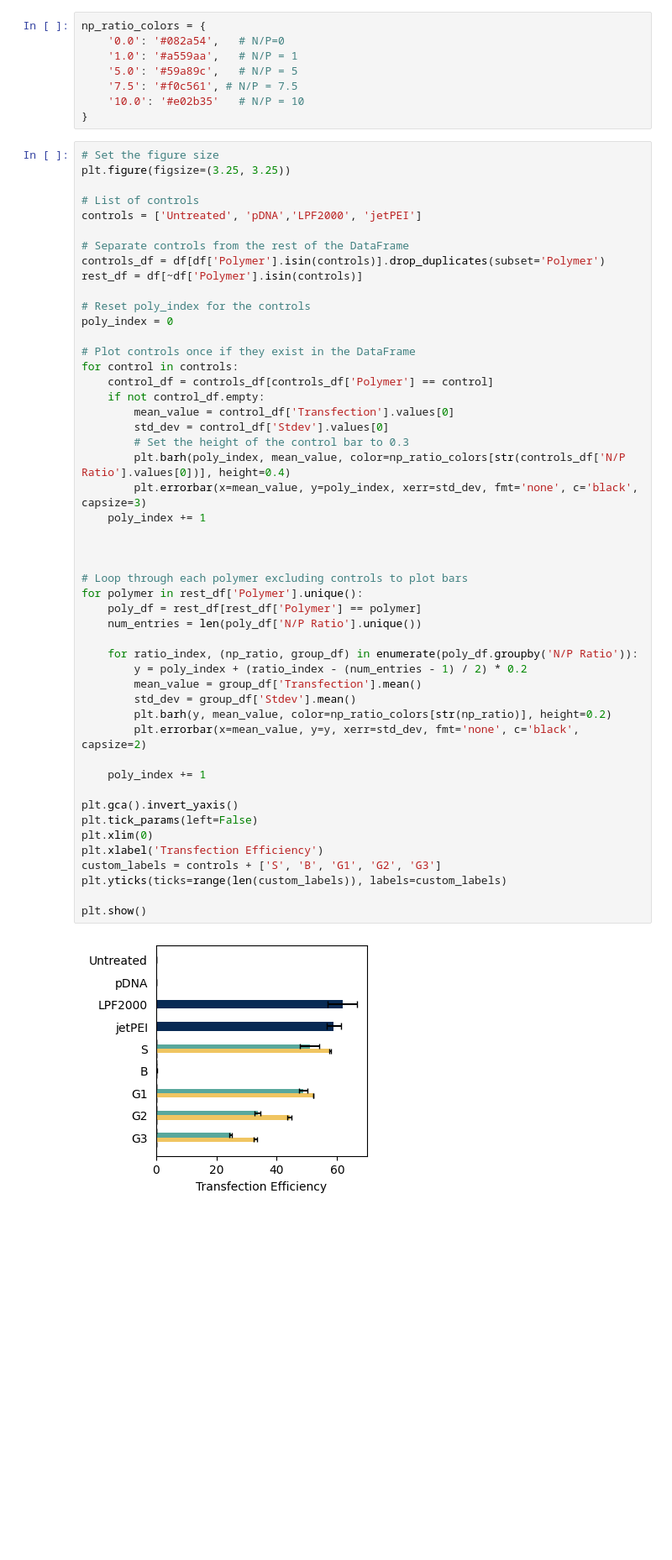
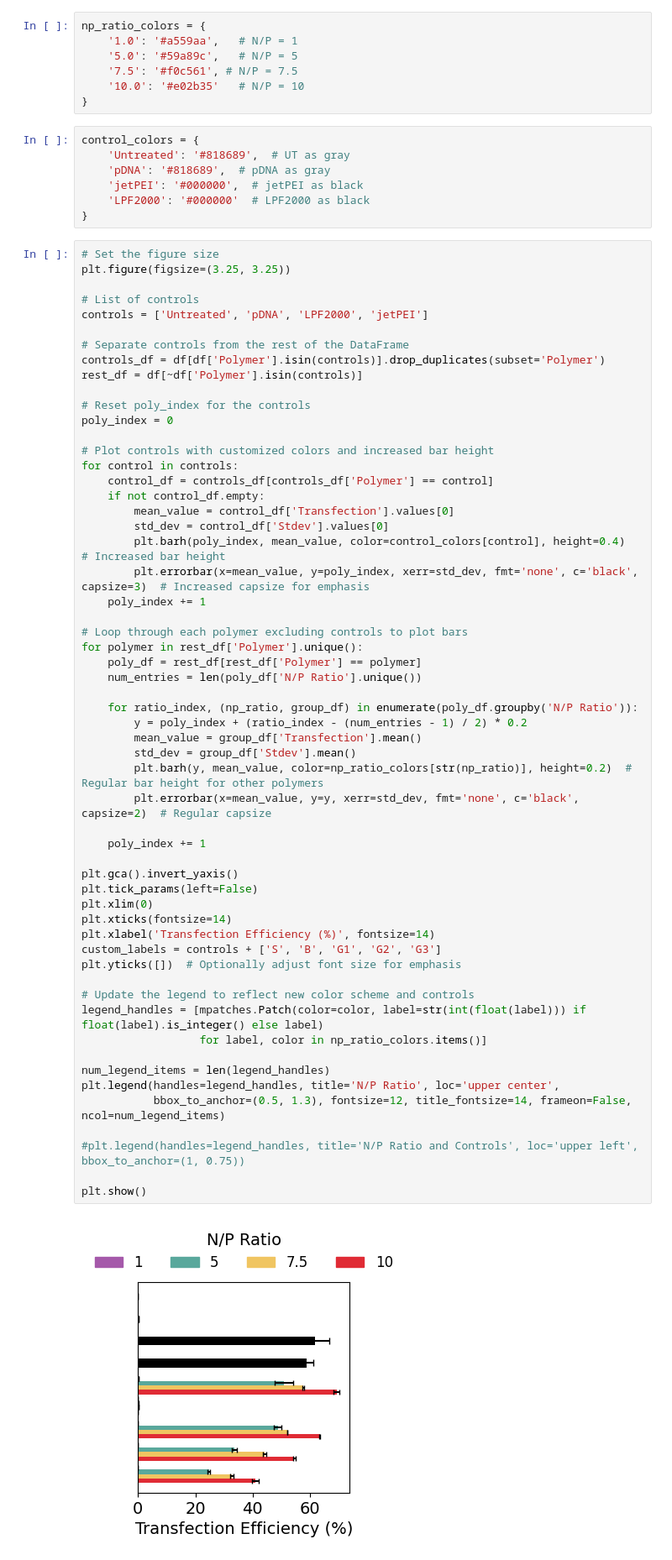
Before and after one commit to aryellewright/Kumar-Biomaterials-Lab, a Jupyter notebook: CCK8-Transfection_Plots/CCK8-Transfection_plots.ipynb, the cells around one changed output. Shown at 84% size. Cells and saved outputs as stored; diff of their text form; blank space fills up the shorter version.

Commit message:
Changing graph fontsizes

```diff
--- a/CCK8-Transfection_Plots/CCK8-Transfection_plots.ipynb
+++ b/CCK8-Transfection_Plots/CCK8-Transfection_plots.ipynb
@@ -15,18 +16,24 @@ viability = df['Viability']
 viability_stdev = df['STD_Viability']
 # %%
 np_ratio_colors = {
-    '0.0': '#082a54',   # N/P=0
     '1.0': '#a559aa',   # N/P = 1
     '5.0': '#59a89c',   # N/P = 5
     '7.5': '#f0c561', # N/P = 7.5
     '10.0': '#e02b35'   # N/P = 10
 }
+# %%
+control_colors = {
+    'Untreated': '#818689',  # UT as gray
+    'pDNA': '#818689',  # pDNA as gray
+    'jetPEI': '#000000',  # jetPEI as black
+    'LPF2000': '#000000'  # LPF2000 as black
+}
 # %%
 # Set the figure size
 plt.figure(figsize=(3.25, 3.25))
 
 # List of controls
-controls = ['Untreated', 'pDNA','LPF2000', 'jetPEI']
+controls = ['Untreated', 'pDNA', 'LPF2000', 'jetPEI']
 
 # Separate controls from the rest of the DataFrame
 controls_df = df[df['Polymer'].isin(controls)].drop_duplicates(subset='Polymer')
@@ -34,44 +41,52 @@ rest_df = df[~df['Polymer'].isin(controls)]
 
 # Reset poly_index for the controls
 poly_index = 0
 
-# Plot controls once if they exist in the DataFrame
+# Plot controls with customized colors and increased bar height
 for control in controls:
     control_df = controls_df[controls_df['Polymer'] == control]
     if not control_df.empty:
         mean_value = control_df['Transfection'].values[0]
         std_dev = control_df['Stdev'].values[0]
-        # Set the height of the control bar to 0.3
-        plt.barh(poly_index, mean_value, color=np_ratio_colors[str(controls_df['N/P Ratio'].values[0])], height=0.4)
-        plt.errorbar(x=mean_value, y=poly_index, xerr=std_dev, fmt='none', c='black', capsize=3)
+        plt.barh(poly_index, mean_value, color=control_colors[control], height=0.4)  # Increased bar height
+        plt.errorbar(x=mean_value, y=poly_index, xerr=std_dev, fmt='none', c='black', capsize=3)  # Increased capsize for emphasis
     poly_index += 1
-
-
 
 # Loop through each polymer excluding controls to plot bars
 for polymer in rest_df['Polymer'].unique():
     poly_df = rest_df[rest_df['Polymer'] == polymer]
     num_entries = len(poly_df['N/P Ratio'].unique())
 
     for ratio_index, (np_ratio, group_df) in enumerate(poly_df.groupby('N/P Ratio')):
         y = poly_index + (ratio_index - (num_entries - 1) / 2) * 0.2
         mean_value = group_df['Transfection'].mean()
         std_dev = group_df['Stdev'].mean()
-        plt.barh(y, mean_value, color=np_ratio_colors[str(np_ratio)], height=0.2)
-        plt.errorbar(x=mean_value, y=y, xerr=std_dev, fmt='none', c='black', capsize=2)
+        plt.barh(y, mean_value, color=np_ratio_colors[str(np_ratio)], height=0.2)  # Regular bar height for other polymers
+        plt.errorbar(x=mean_value, y=y, xerr=std_dev, fmt='none', c='black', capsize=2)  # Regular capsize
 
     poly_index += 1
 
 plt.gca().invert_yaxis()
 plt.tick_params(left=False)
 plt.xlim(0)
-plt.xlabel('Transfection Efficiency')
+plt.xticks(fontsize=14)
+plt.xlabel('Transfection Efficiency (%)', fontsize=14)
 custom_labels = controls + ['S', 'B', 'G1', 'G2', 'G3']
-plt.yticks(ticks=range(len(custom_labels)), labels=custom_labels)
+plt.yticks([])  # Optionally adjust font size for emphasis
+
+# Update the legend to reflect new color scheme and controls
+legend_handles = [mpatches.Patch(color=color, label=str(int(float(label))) if float(label).is_integer() else label)
+                  for label, color in np_ratio_colors.items()]
+
+num_legend_items = len(legend_handles)
+plt.legend(handles=legend_handles, title='N/P Ratio', loc='upper center',
+           bbox_to_anchor=(0.5, 1.3), fontsize=12, title_fontsize=14, frameon=False, ncol=num_legend_items)
+
+#plt.legend(handles=legend_handles, title='N/P Ratio and Controls', loc='upper left', bbox_to_anchor=(1, 0.75))
 
 plt.show()
 # %% [output]
-[figure, old version]
+[figure, new version]
 # %%
 # Set the figure size
 plt.figure(figsize=(3.25, 3.25))
```
Also changed, not shown: parts of 2 cells of this notebook, 10 other files.
